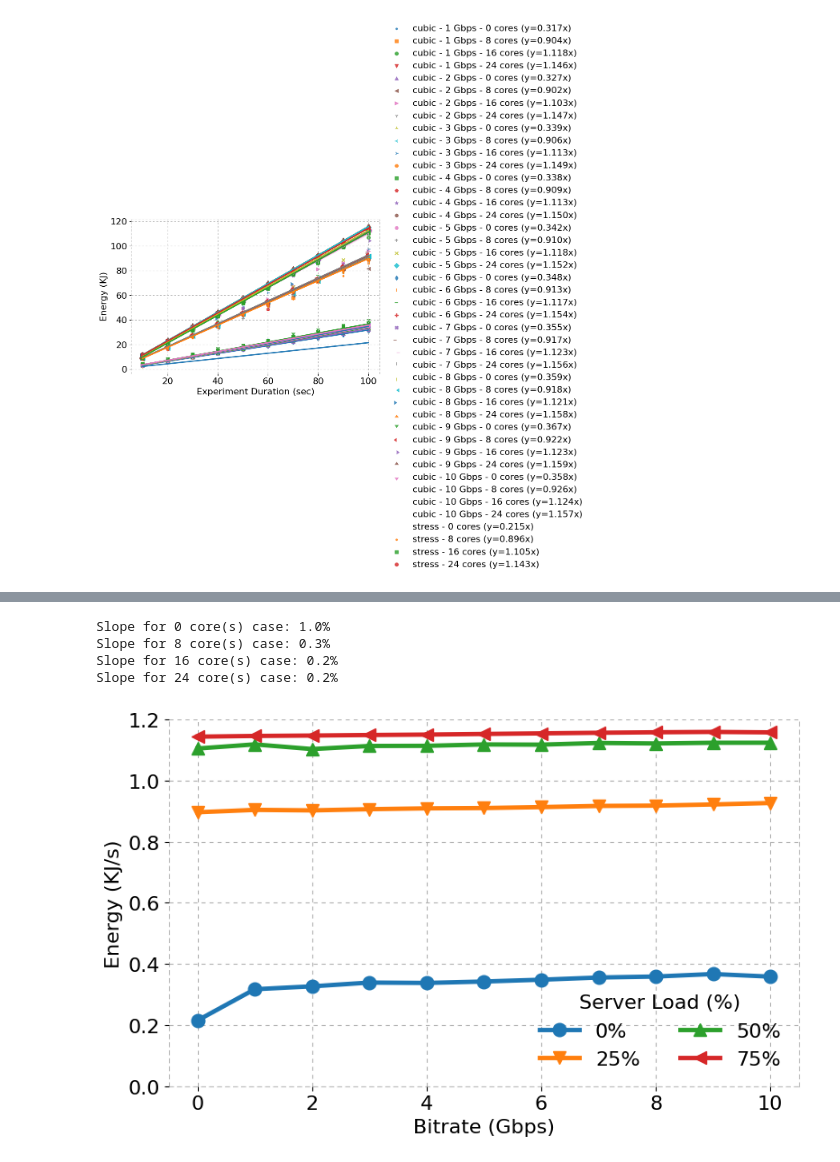
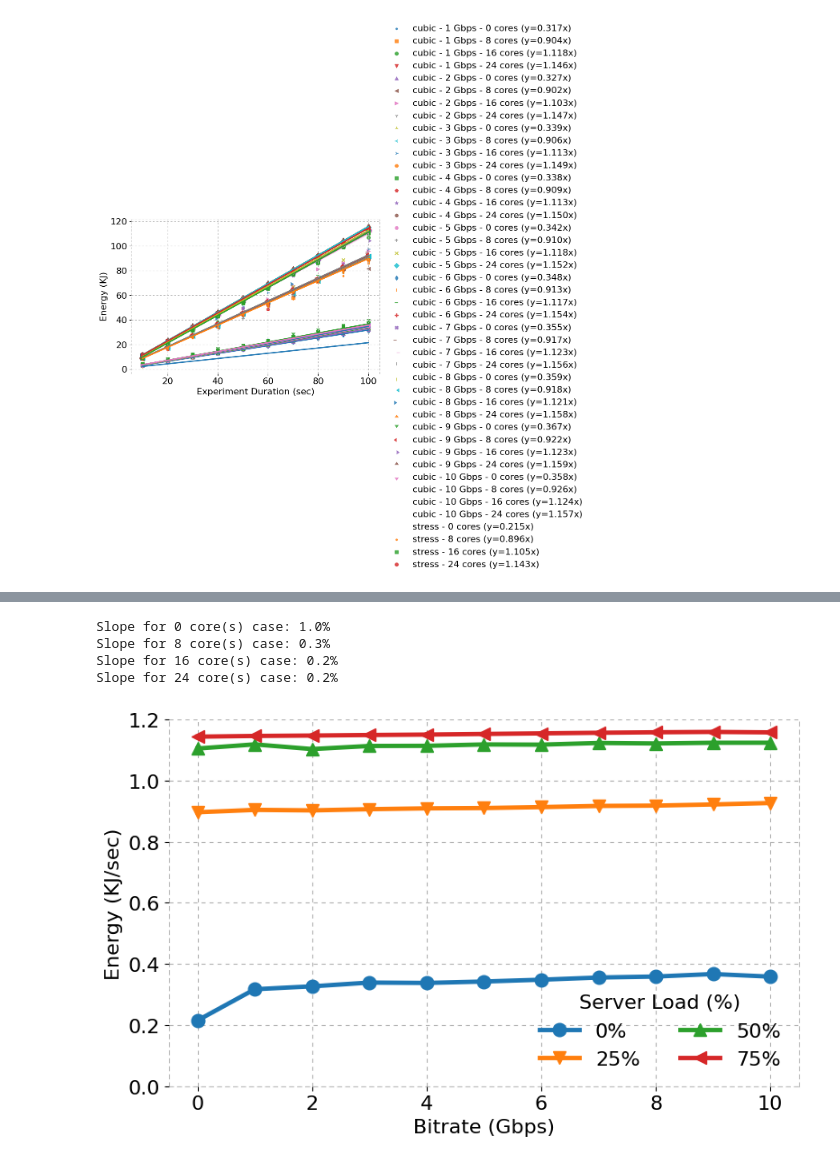
Before and after one commit to serhatarslan-hub/power-of-cc, a Jupyter notebook: analysis/iperf_analysis_for_energy_overhead.ipynb, the cells around one changed output, grey strips where cells are left out. Drawn from its saved outputs; the diff is of its cells as text; code cells hidden in the pictures.

```diff
--- a/analysis/iperf_analysis_for_energy_overhead.ipynb
+++ b/analysis/iperf_analysis_for_energy_overhead.ipynb
@@ -221,37 +221,37 @@ for n_core, df in energy_per_time_df.sort_values(by='bitrate').groupby('n_core')
     marker += 1
 
 plt.xlabel('Bitrate (Gbps)', fontsize=FONT_SIZE)
-plt.ylabel('Energy (KJ/s)', fontsize=FONT_SIZE)
+plt.ylabel('Energy (KJ/sec)', fontsize=FONT_SIZE)
 plt.xticks(fontsize=FONT_SIZE)
 plt.yticks(fontsize=FONT_SIZE)
 # plt.xlim((0, 10))
 plt.ylim((0, 1.2))
 plt.grid(linestyle=LINE_STYLE)
 leg = plt.legend(loc='lower right', frameon=False, fontsize=FONT_SIZE, ncol=2, title='Server Load (%)')
 plt.setp(leg.get_title(),fontsize=FONT_SIZE)
 
 plt.gca().spines["right"].set_linestyle(LINE_STYLE)
 plt.gca().spines["right"].set_alpha(0.5)
 plt.gca().spines["right"].set_color('gray')
 plt.gca().spines["left"].set_linestyle(LINE_STYLE)
 plt.gca().spines["left"].set_alpha(0.5)
 plt.gca().spines["left"].set_color('gray')
 plt.gca().spines["top"].set_visible(False)
 # plt.gca().spines["top"].set_linestyle(LINE_STYLE)
 # plt.gca().spines["top"].set_alpha(0.5)
 # plt.gca().spines["top"].set_color('gray')
 plt.gca().spines["bottom"].set_linestyle(LINE_STYLE)
 plt.gca().spines["bottom"].set_alpha(0.5)
 plt.gca().spines["bottom"].set_color('gray')
 plt.tight_layout()
 
 if (SAVE_FIG):
     plt.savefig( out_dir + '/energy_vs_bitrate_per_nCore.pdf')
 
 plt.show()
 # %% [output]
 Slope for 0 core(s) case: 1.0%
 Slope for 8 core(s) case: 0.3%
 Slope for 16 core(s) case: 0.2%
 Slope for 24 core(s) case: 0.2%
-[figure, old version]
+[figure, new version]
```
Also changed, not shown: parts of 1 cell of this notebook, 2 other files.
